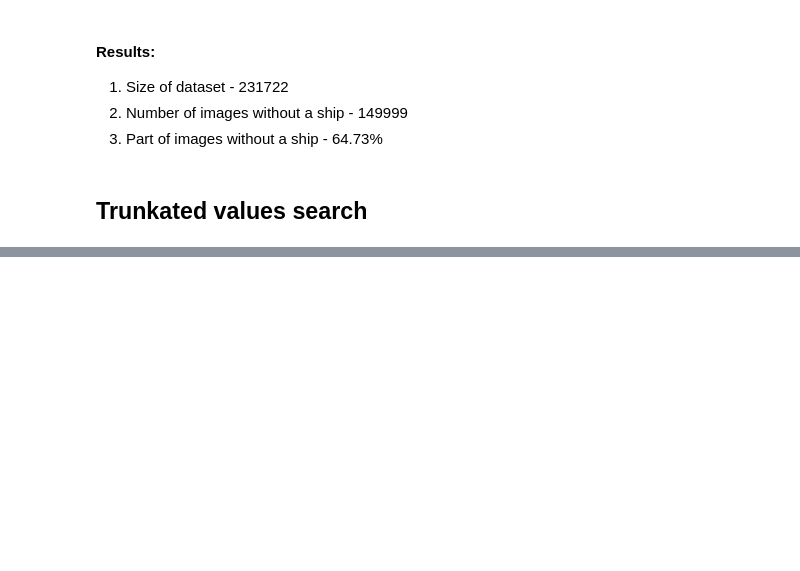
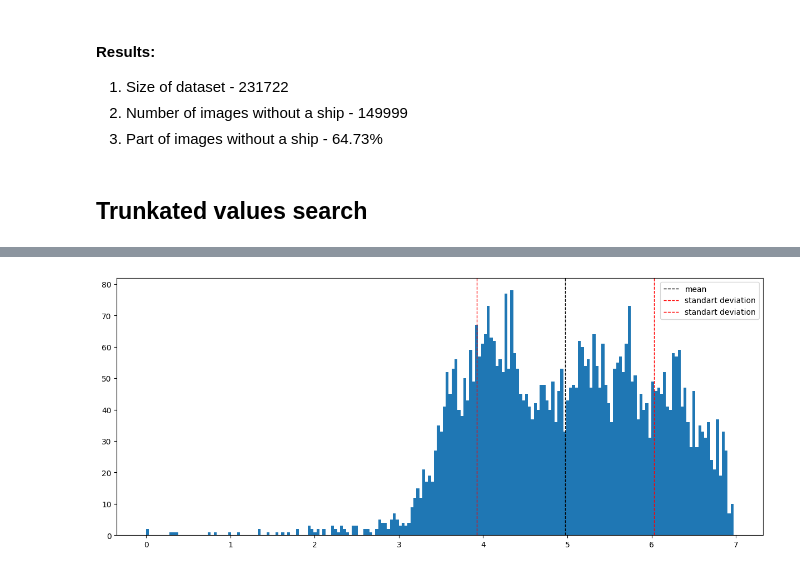
Before and after one commit to Zarathustra4/ship-segmentation, a Jupyter notebook: analysis_v2.ipynb, the cells around one changed output, grey strips where cells are left out. Cells and saved outputs as stored; diff of their text form; code cells hidden in the pictures; blank space fills up the shorter version.

```diff
--- a/analysis_v2.ipynb
+++ b/analysis_v2.ipynb
@@ -129,0 +205,16 @@ if conf.REMOVE_TRUNCATED_IMAGES:
+# %%
+image_entropies = empty_images_df["ImageId"].sample(5000).apply(get_image_entropy)
+
+mean_entropy = image_entropies.mean()
+std_entropy = image_entropies.std()
+
+plt.figure(figsize=(15, 6))
+
+plt.hist(image_entropies, bins=200)
+plt.axvline(mean_entropy, color='k', linestyle='dashed', linewidth=1, label="mean")
+plt.axvline(mean_entropy + std_entropy , color='r', linestyle='dashed', linewidth=1, label="standart deviation")
+plt.axvline(mean_entropy - std_entropy, color='r', linestyle='dashed', linewidth=1, label="standart deviation")
+plt.legend()
+plt.show()
+# %% [output]
+[figure, added]
```
Also changed, not shown: parts of 9 cells of this notebook.
